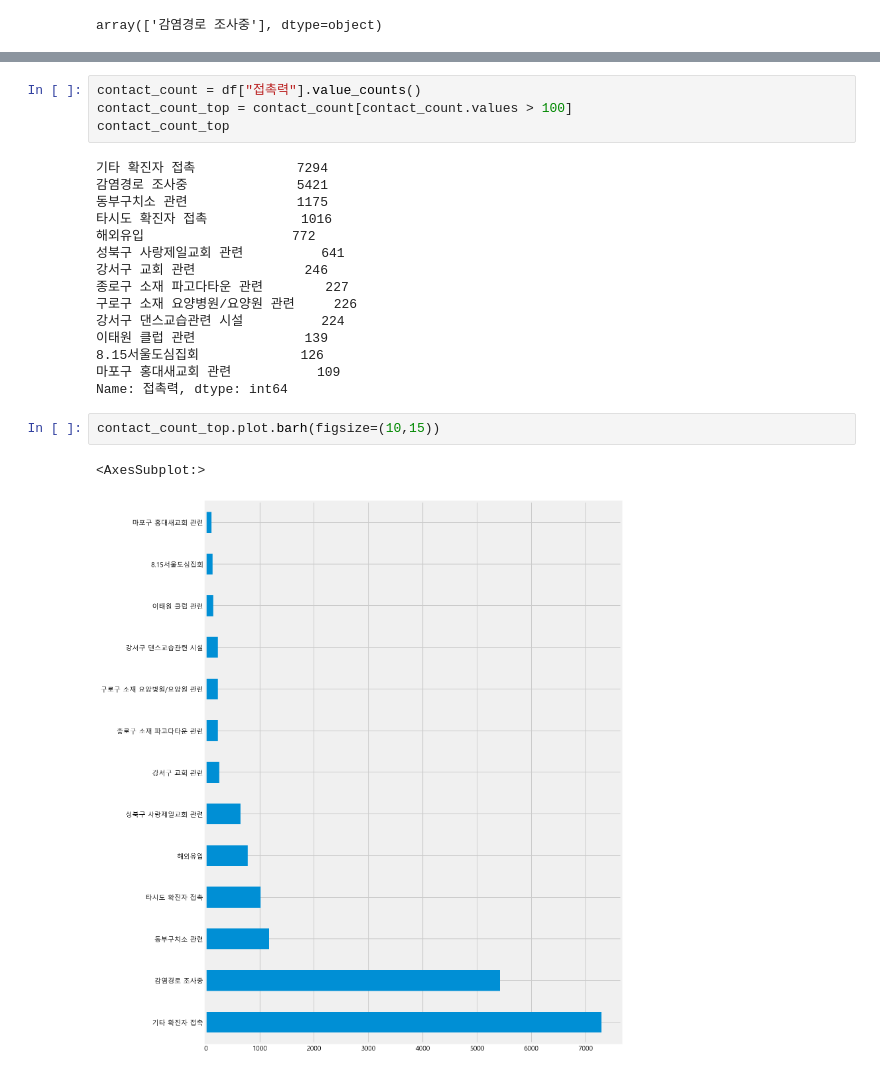
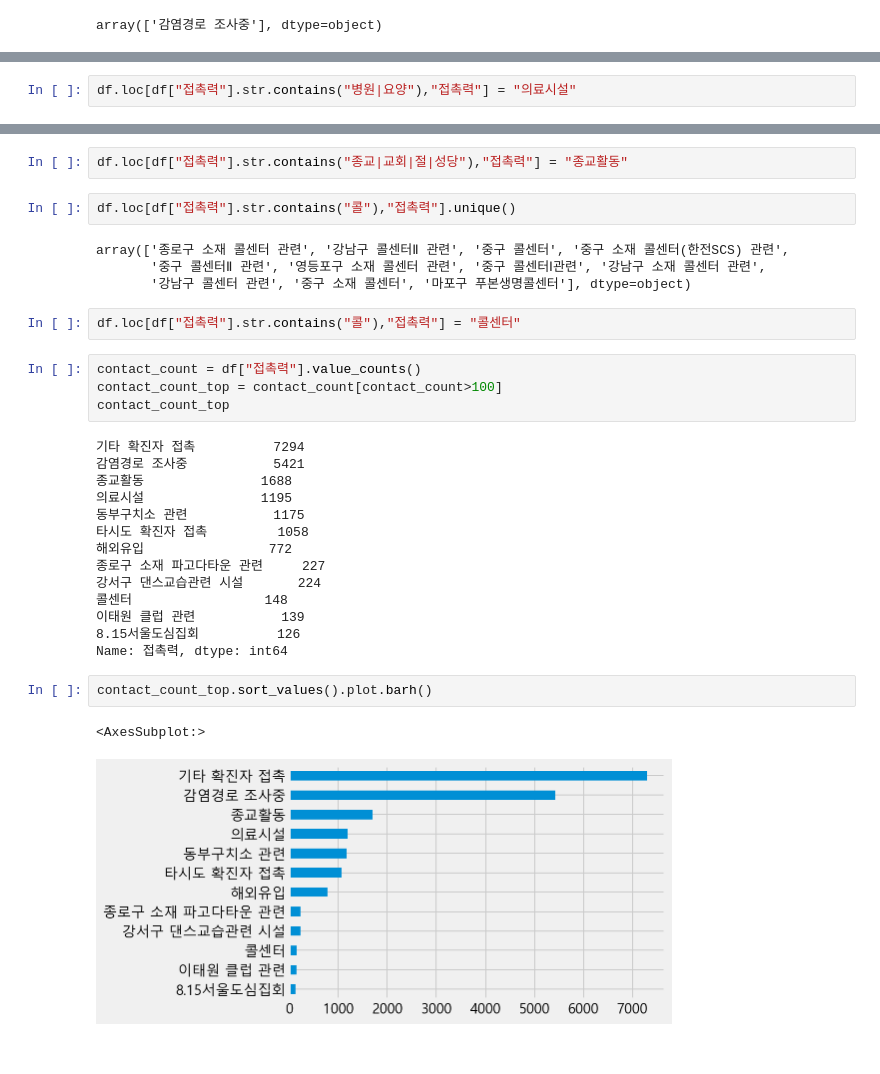
Before and after one commit to jeonprize/covid19_seoul, a Jupyter notebook: analysis(4).ipynb, the cells around one changed output, grey strips where cells are left out. Drawn from its saved outputs; the diff is of its cells as text.

```diff
--- a/analysis(4).ipynb
+++ b/analysis(4).ipynb
@@ -81,0 +87,2 @@ array(['감염경로 조사중'], dtype=object)
+# %%
+df.loc[df["접촉력"].str.contains("병원|요양"),"접촉력"] = "의료시설"
@@ -82,24 +105,33 @@ array(['감염경로 조사중'], dtype=object)
+# %%
+df.loc[df["접촉력"].str.contains("종교|교회|절|성당"),"접촉력"] = "종교활동"
+# %%
+df.loc[df["접촉력"].str.contains("콜"),"접촉력"].unique()
+# %% [output]
+array(['종로구 소재 콜센터 관련', '강남구 콜센터Ⅱ 관련', '중구 콜센터', '중구 소재 콜센터(한전SCS) 관련',
+       '중구 콜센터Ⅱ 관련', '영등포구 소재 콜센터 관련', '중구 콜센터Ⅰ관련', '강남구 소재 콜센터 관련',
+       '강남구 콜센터 관련', '중구 소재 콜센터', '마포구 푸본생명콜센터'], dtype=object)
+# %%
+df.loc[df["접촉력"].str.contains("콜"),"접촉력"] = "콜센터"
 # %%
 contact_count = df["접촉력"].value_counts()
-contact_count_top = contact_count[contact_count.values > 100]
+contact_count_top = contact_count[contact_count>100]
 contact_count_top
 # %% [output]
-기타 확진자 접촉             7294
-감염경로 조사중              5421
-동부구치소 관련              1175
-타시도 확진자 접촉            1016
-해외유입                   772
-성북구 사랑제일교회 관련          641
-강서구 교회 관련              246
-종로구 소재 파고다타운 관련        227
-구로구 소재 요양병원/요양원 관련     226
-강서구 댄스교습관련 시설          224
-이태원 클럽 관련              139
-8.15서울도심집회             126
-마포구 홍대새교회 관련           109
+기타 확진자 접촉          7294
+감염경로 조사중           5421
+종교활동               1688
+의료시설               1195
+동부구치소 관련           1175
+타시도 확진자 접촉         1058
+해외유입                772
+종로구 소재 파고다타운 관련     227
+강서구 댄스교습관련 시설       224
+콜센터                 148
+이태원 클럽 관련           139
+8.15서울도심집회          126
 Name: 접촉력, dtype: int64
 # %%
-contact_count_top.plot.barh(figsize=(10,15))
+contact_count_top.sort_values().plot.barh()
 # %% [output]
 <AxesSubplot:>
-[figure, old version]
+[figure, new version]
```
Also changed, not shown: parts of 35 cells of this notebook.
